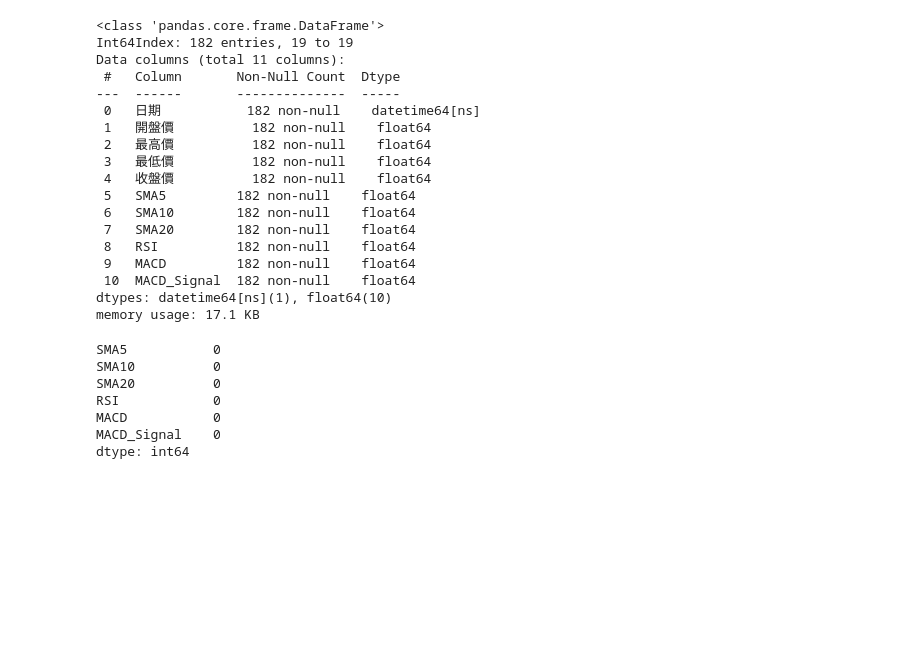
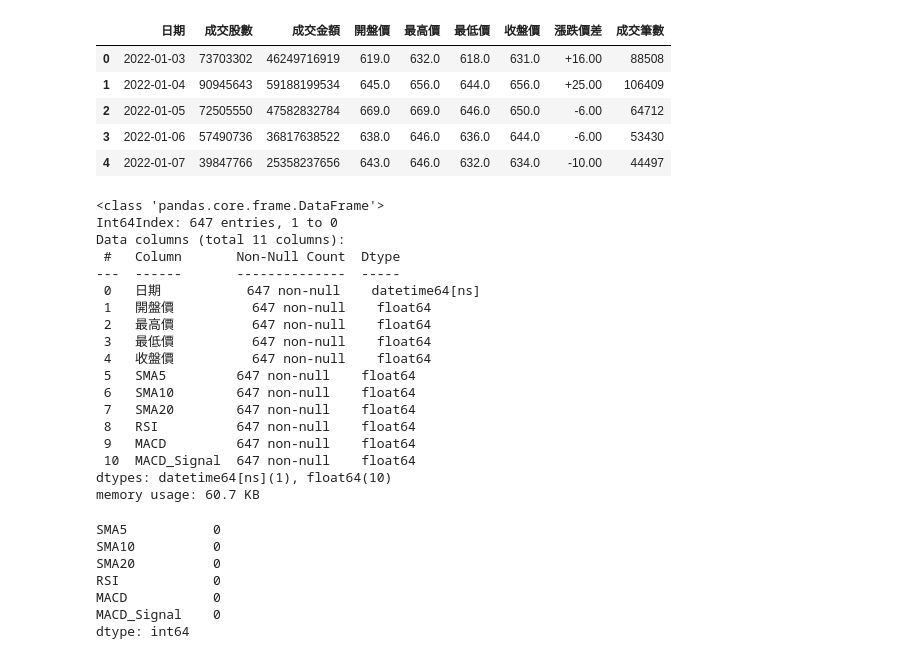
Before and after one commit to aki168/113-financial-big-data-analysis, a Jupyter notebook: week3.ipynb, the cells around one changed output. Drawn from its saved outputs; the diff is of its cells as text; code cells hidden in the pictures; blank space fills up the shorter version.

```diff
--- a/week3.ipynb
+++ b/week3.ipynb
@@ -33,11 +33,10 @@ def fetch_stock_data(code, year, month):
         df.drop(columns=['西元年'], inplace=True)
         return df
     else:
-        print("查無資料")
+        print(f"查無資料: {code} - {year} / {month}")
         return None
 
-
-n = 1
+n = 2
 target_code = '2330'
 # 爬取近 n 年股價資料
 def fetch_stock_data_years(code, n):
@@ -47,14 +46,16 @@ def fetch_stock_data_years(code, n):
     for year in range(start_date.year, end_date.year + 1):
         if year == end_date.year:
             for month in range(1, end_date.month + 1):
+                print(f"爬取資料: {code} - {year} / {month}")
                 df = fetch_stock_data(code, year, month)
                 if df is not None:
                     data.append(df)
         else:
             for month in range(1, 13):
+                print(f"爬取資料: {code} - {year} / {month}")
                 df = fetch_stock_data(code, year, month)
-            if df is not None:
-                data.append(df)
+                if df is not None:
+                    data.append(df)
     return pd.concat(data)
 
 
@@ -69,3 +88,12 @@ df['成交筆數'] = df['成交筆數'].str.replace(',', '').astype(int)
+# %%
+df.head()
+# %% [output]
+|  | 日期 | 成交股數 | 成交金額 | 開盤價 | 最高價 | 最低價 | 收盤價 | 漲跌價差 | 成交筆數 |
+| 0 | 2022-01-03 | 73703302 | 46249716919 | 619.0 | 632.0 | 618.0 | 631.0 | +16.00 | 88508 |
+| 1 | 2022-01-04 | 90945643 | 59188199534 | 645.0 | 656.0 | 644.0 | 656.0 | +25.00 | 106409 |
+| 2 | 2022-01-05 | 72505550 | 47582832784 | 669.0 | 669.0 | 646.0 | 650.0 | -6.00 | 64712 |
+| 3 | 2022-01-06 | 57490736 | 36817638522 | 638.0 | 646.0 | 636.0 | 644.0 | -6.00 | 53430 |
+| 4 | 2022-01-07 | 39847766 | 25358237656 | 643.0 | 646.0 | 632.0 | 634.0 | -10.00 | 44497 |
 # %%
 # 1. 計算技術指標（SMA、RSI、MACD）
 def calculate_sma(data, period):
@@ -136,23 +164,23 @@ def plot_candlestick(data, title):
 plot_candlestick(current_data, f'{target_code} 近{n}年 K 線圖')
 # %% [output]
 <class 'pandas.core.frame.DataFrame'>
-Int64Index: 182 entries, 19 to 19
+Int64Index: 647 entries, 1 to 0
 Data columns (total 11 columns):
  #   Column       Non-Null Count  Dtype
 ---  ------       --------------  -----
- 0   日期           182 non-null    datetime64[ns]
- 1   開盤價          182 non-null    float64
- 2   最高價          182 non-null    float64
- 3   最低價          182 non-null    float64
- 4   收盤價          182 non-null    float64
- 5   SMA5         182 non-null    float64
- 6   SMA10        182 non-null    float64
- 7   SMA20        182 non-null    float64
- 8   RSI          182 non-null    float64
- 9   MACD         182 non-null    float64
- 10  MACD_Signal  182 non-null    float64
+ 0   日期           647 non-null    datetime64[ns]
+ 1   開盤價          647 non-null    float64
+ 2   最高價          647 non-null    float64
+ 3   最低價          647 non-null    float64
+ 4   收盤價          647 non-null    float64
+ 5   SMA5         647 non-null    float64
+ 6   SMA10        647 non-null    float64
+ 7   SMA20        647 non-null    float64
+ 8   RSI          647 non-null    float64
+ 9   MACD         647 non-null    float64
+ 10  MACD_Signal  647 non-null    float64
 dtypes: datetime64[ns](1), float64(10)
-memory usage: 17.1 KB
+memory usage: 60.7 KB
 # %%
 # 3. 技術指標結合機器學習（線性回歸、決策樹、隨機森林）預測股價漲跌。
 # 使用(SMA5, SMA10, SMA20, SMA60, RSI, MACD, MACD_Signal)技術指標作為特徵來預測第 n 天的股價
```
Also changed, not shown: parts of 6 cells of this notebook, 1 other file.
